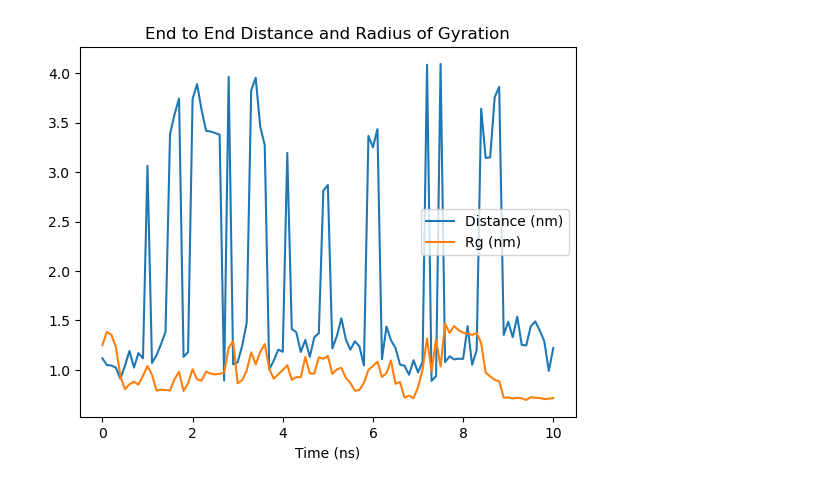
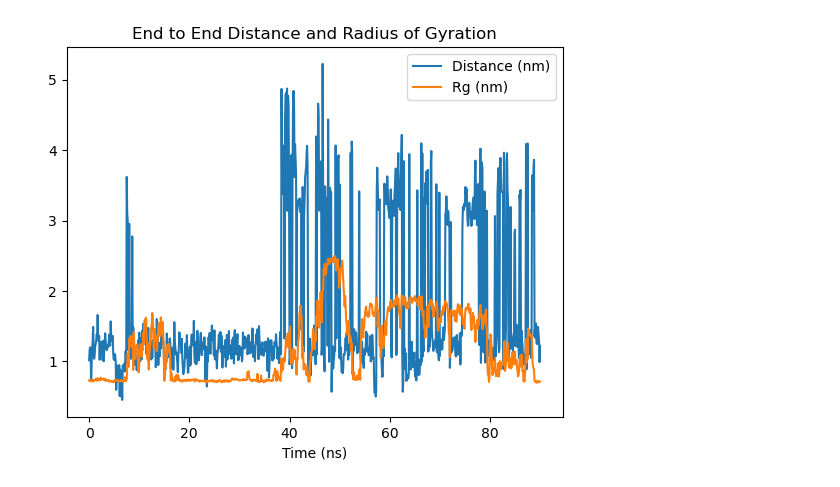
Before and after one commit to tvp3189/comp-lab-class-2023, a Jupyter notebook: Week4/Analysis/2JOF_analysis.ipynb, the cells around one changed output. Saved outputs shown, nothing was run; the diff lists cells and outputs as text; code cells hidden in the pictures.

Commit message:
Fixed concat of trajs for 2JOF Analysis

```diff
--- a/Week4/Analysis/2JOF_analysis.ipynb
+++ b/Week4/Analysis/2JOF_analysis.ipynb
@@ -35,23 +35,23 @@ def end_end(traj):
     dist = np.sqrt(np.sum((first-last)**2, axis=1))
     return dist
 # %%
-traj = md.load_xtc('../Setup/2JOF_AMBER/gromacs/step5_centered2.xtc', top='../Setup/2JOF_AMBER/gromacs/step5_centered2.gro')
+traj = md.load_xtc('../Setup/2JOF_AMBER/gromacs/step5_centered4.xtc', top='../Setup/2JOF_AMBER/gromacs/step5_centered4.gro')
 # %%
 dist = end_end(traj)
 rg = md.compute_rg(traj)
 
 # from Week 2, plot distance vs time
 plt.xlabel('Time (ns)')
 #plt.ylabel('Distance (nm)')
 plt.title('End to End Distance and Radius of Gyration')
 
 
 # plot
 plt.plot(traj.time / 1000, dist, label='Distance (nm)')
 plt.plot(traj.time / 1000, rg, label='Rg (nm)')
 
 plt.legend()
-plt.
+plt.savefig('../Figures/2JOF_plots.png')
 plt.show()
 # %% [output]
-[figure, old version]
+[figure, new version]
```
Also changed, not shown: 1 other file.
